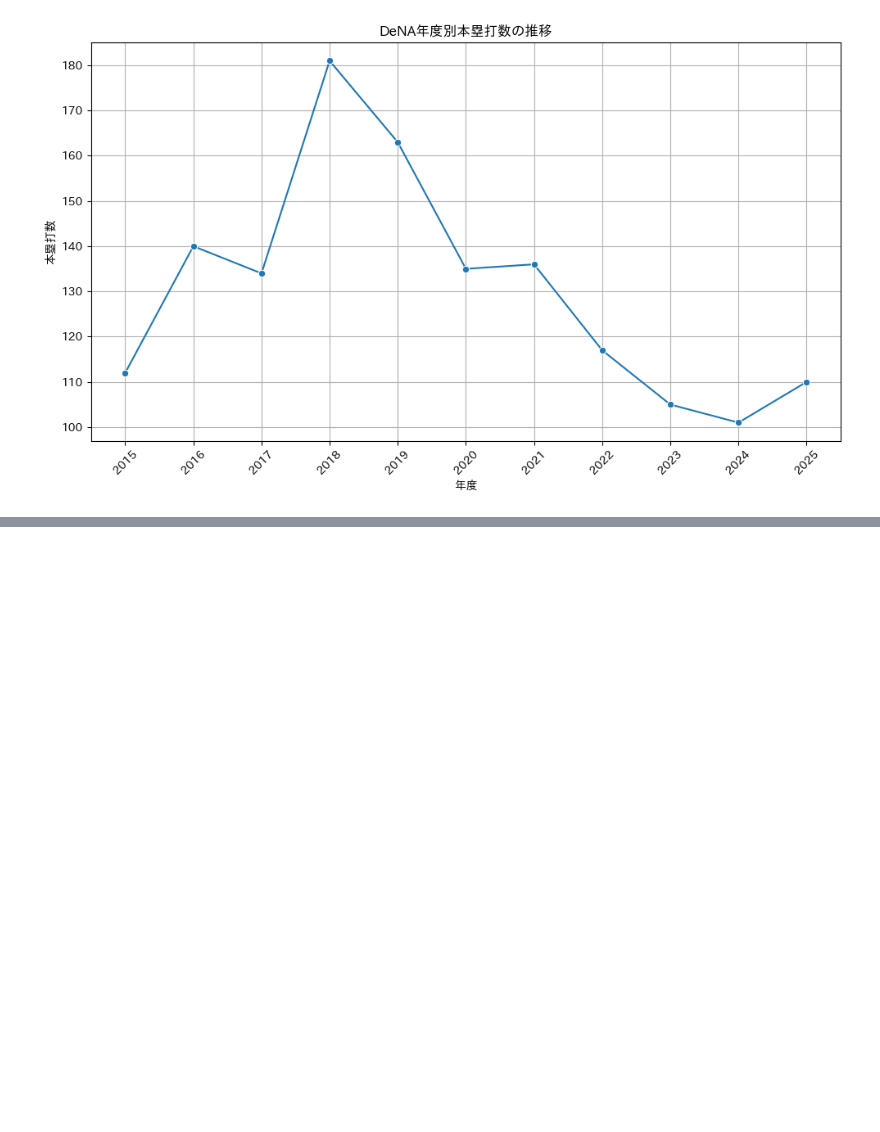
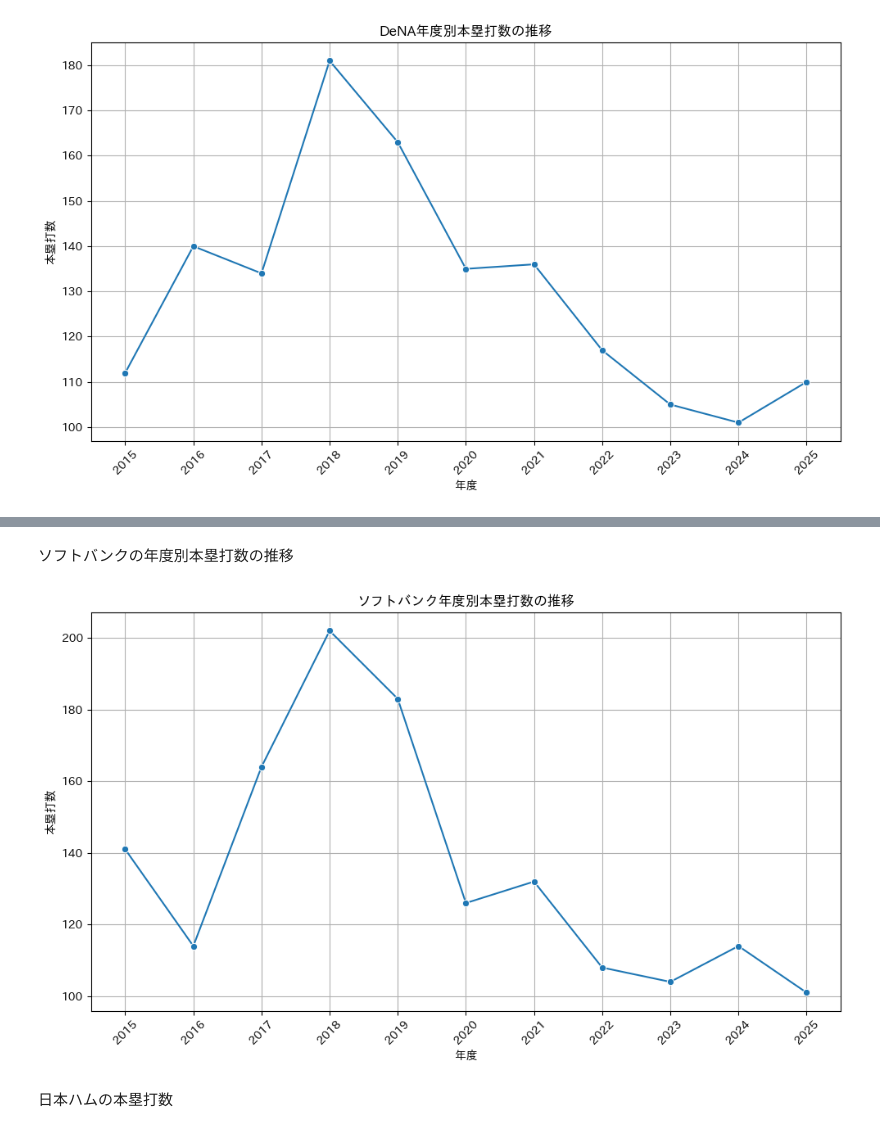
Before and after one commit to kousei6/NPB_Team_Batting_Stats_Analysis, a Jupyter notebook: NPB_Team_Batting_Stats_Analysis.ipynb, the cells around one changed output, grey strips where cells are left out. Saved outputs shown, nothing was run; the diff lists cells and outputs as text; code cells hidden in the pictures; blank space fills up the shorter version.

```diff
--- a/NPB_Team_Batting_Stats_Analysis.ipynb
+++ b/NPB_Team_Batting_Stats_Analysis.ipynb
@@ -321,0 +356,4 @@ plt.show()
+# %%
+H_df = df[df['チーム'].isin(['ソフトバンク'])]
+H_home_runs_by_year = H_df[['年度', '本塁打']]
+display(H_home_runs_by_year)
@@ -321,0 +373,16 @@ plt.show()
+# %% [markdown]
+ソフトバンクの年度別本塁打数の推移
+# %%
+plt.figure(figsize=(10, 6))
+sns.lineplot(data=H_home_runs_by_year, x='年度', y='本塁打', marker='o')
+plt.title('ソフトバンク年度別本塁打数の推移')
+plt.xlabel('年度')
+plt.ylabel('本塁打数')
+plt.grid(True)
+plt.xticks(H_home_runs_by_year['年度'].unique(), rotation=45)
+plt.tight_layout()
+plt.show()
+# %% [output]
+[figure, added]
+# %% [markdown]
+日本ハムの本塁打数
```
Also changed, not shown: parts of 54 cells of this notebook.
